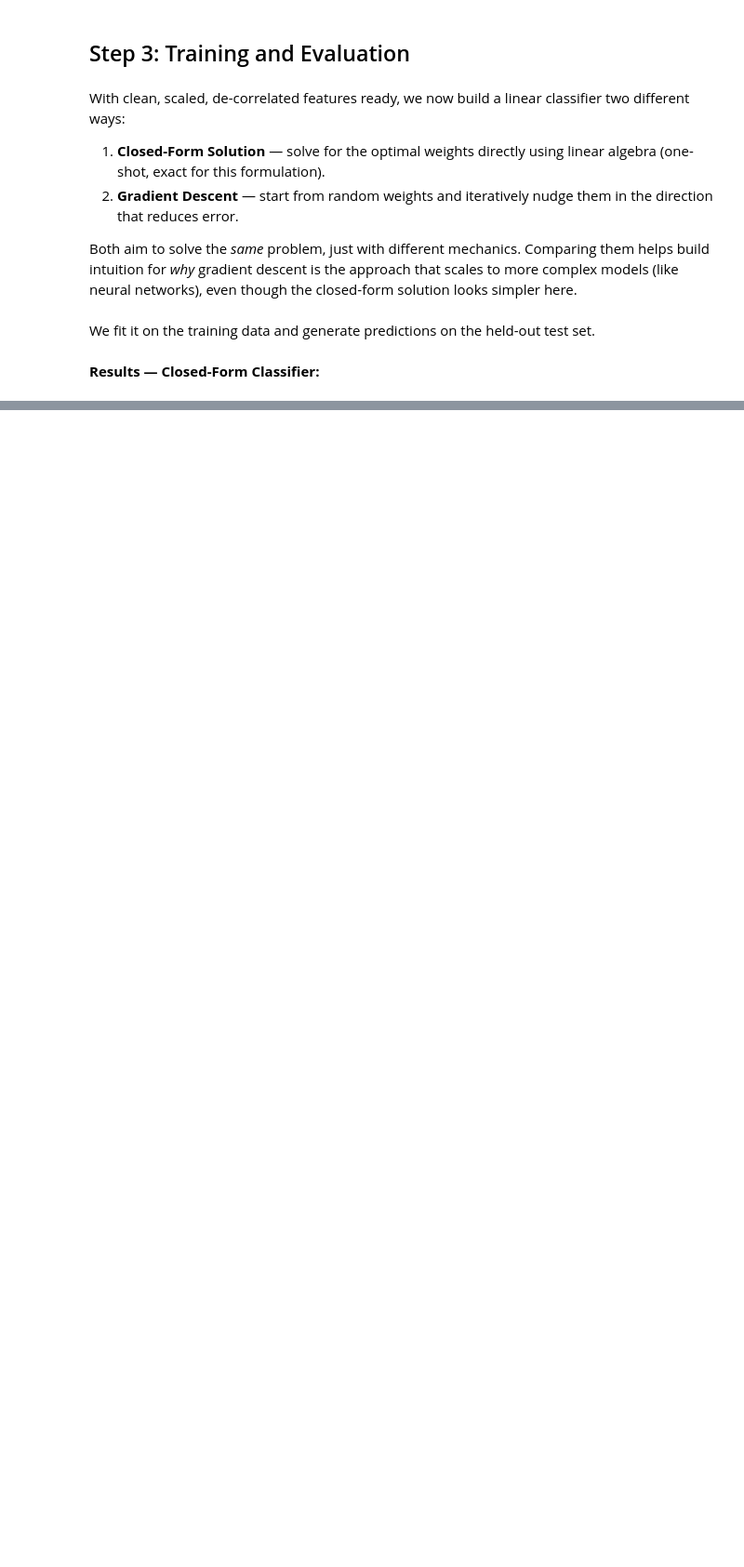
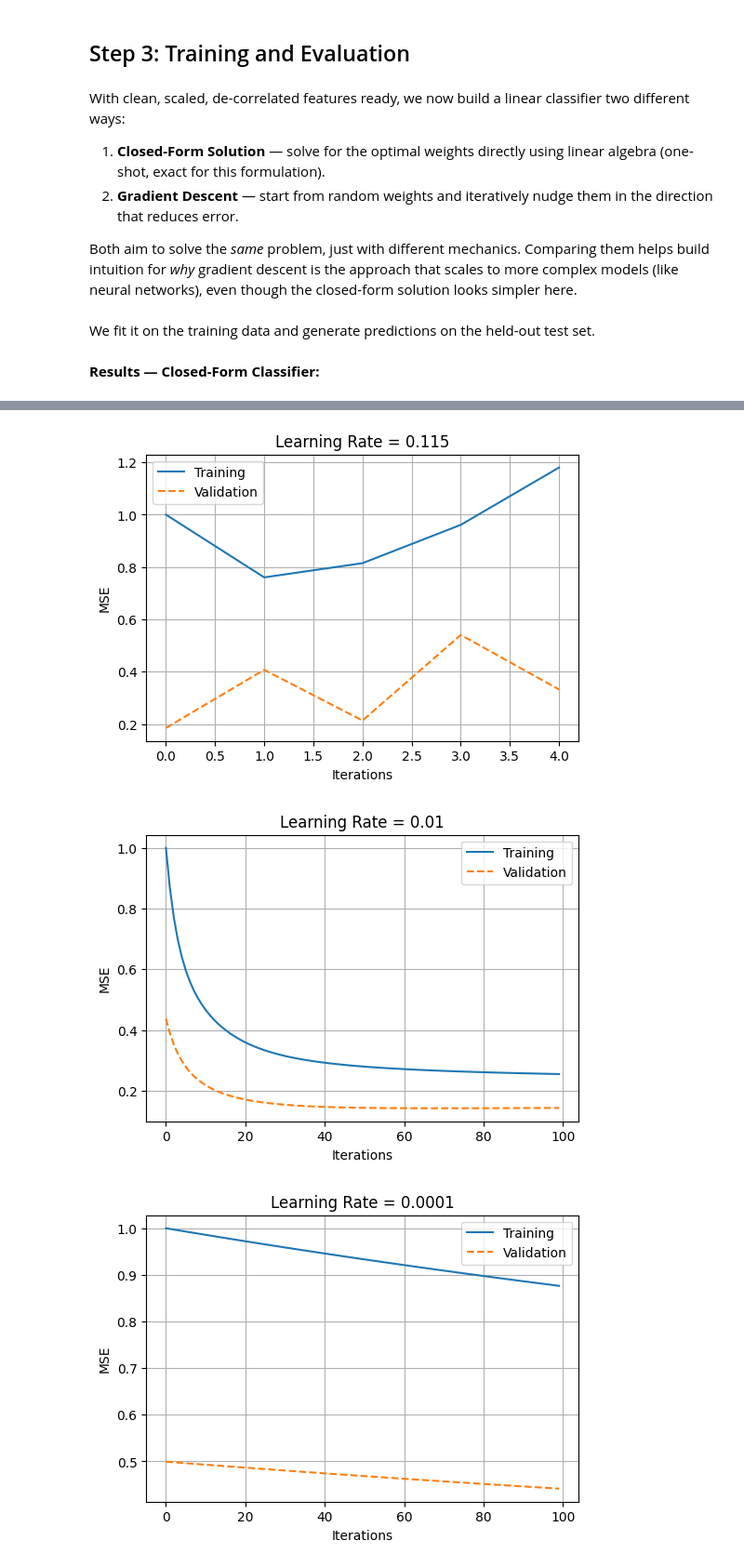
Before and after one commit to swayambhu2010/Python-Visibility, a Jupyter notebook: Data analysis, pre-processing and visualization/Week_1_v_0_0.ipynb, the cells around one changed output, grey strips where cells are left out. Shown at 93% size. Cells and saved outputs as stored; diff of their text form; code cells hidden in the pictures; blank space fills up the shorter version.

```diff
--- a/Data analysis, pre-processing and visualization/Week_1_v_0_0.ipynb
+++ b/Data analysis, pre-processing and visualization/Week_1_v_0_0.ipynb
@@ -260,7 +264,7 @@ stratify=y ensures both splits have the same % of Benign vs Malignant cases
 # %% [markdown]
 ### 2.2 Removing Outliers
 # %%
-remove_outliers_flag = True
+remove_outliers_flag = False
 for col in numerical_columns:
     Q1 = X_train[col].quantile(0.25)
     Q3 = X_train[col].quantile(0.75)
@@ -434,0 +524,28 @@ NameError: name 'precision_score' is not defined
+# %%
+for lr, (train_history, val_history) in lr_loss_history.items():
+
+    plt.figure(figsize=(6,4))
+
+    if lr > 0.1:
+      cutoff = 5
+      plt.plot(train_history[:cutoff], label="Training")
+      plt.plot(val_history[:cutoff], '--', label="Validation")
+
+
+      plt.ylabel("log10(MSE)")
+    else:
+      plt.plot(train_history, label="Training")
+      plt.plot(val_history, '--', label="Validation")
+
+
+    plt.title(f"Learning Rate = {lr}")
+    plt.xlabel("Iterations")
+    plt.ylabel("MSE")
+    plt.legend()
+    plt.grid(True)
+
+    plt.show()
+# %% [output]
+[figure, added]
+[figure, added]
+[figure, added]
```
Also changed, not shown: parts of 14 cells of this notebook.
